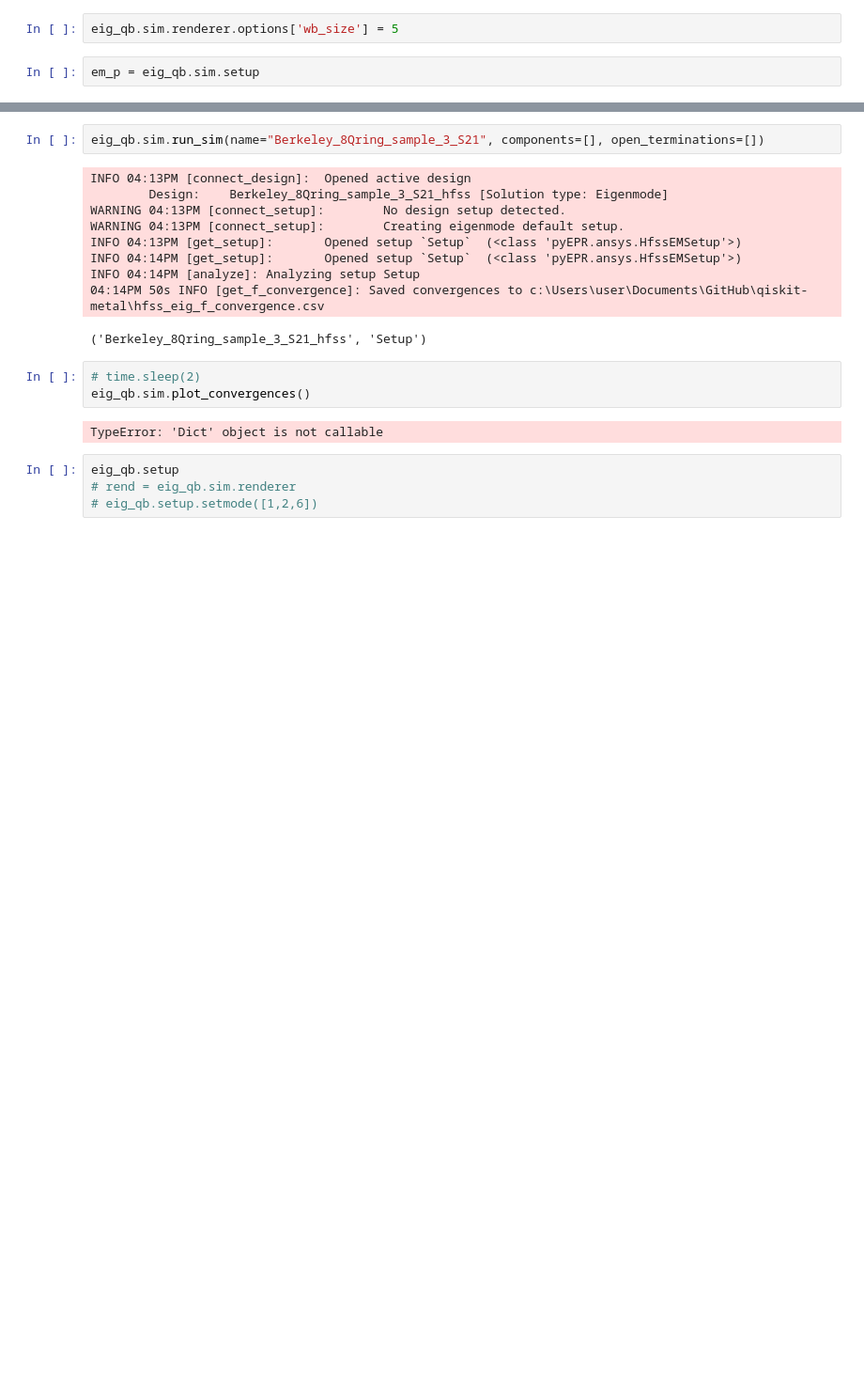
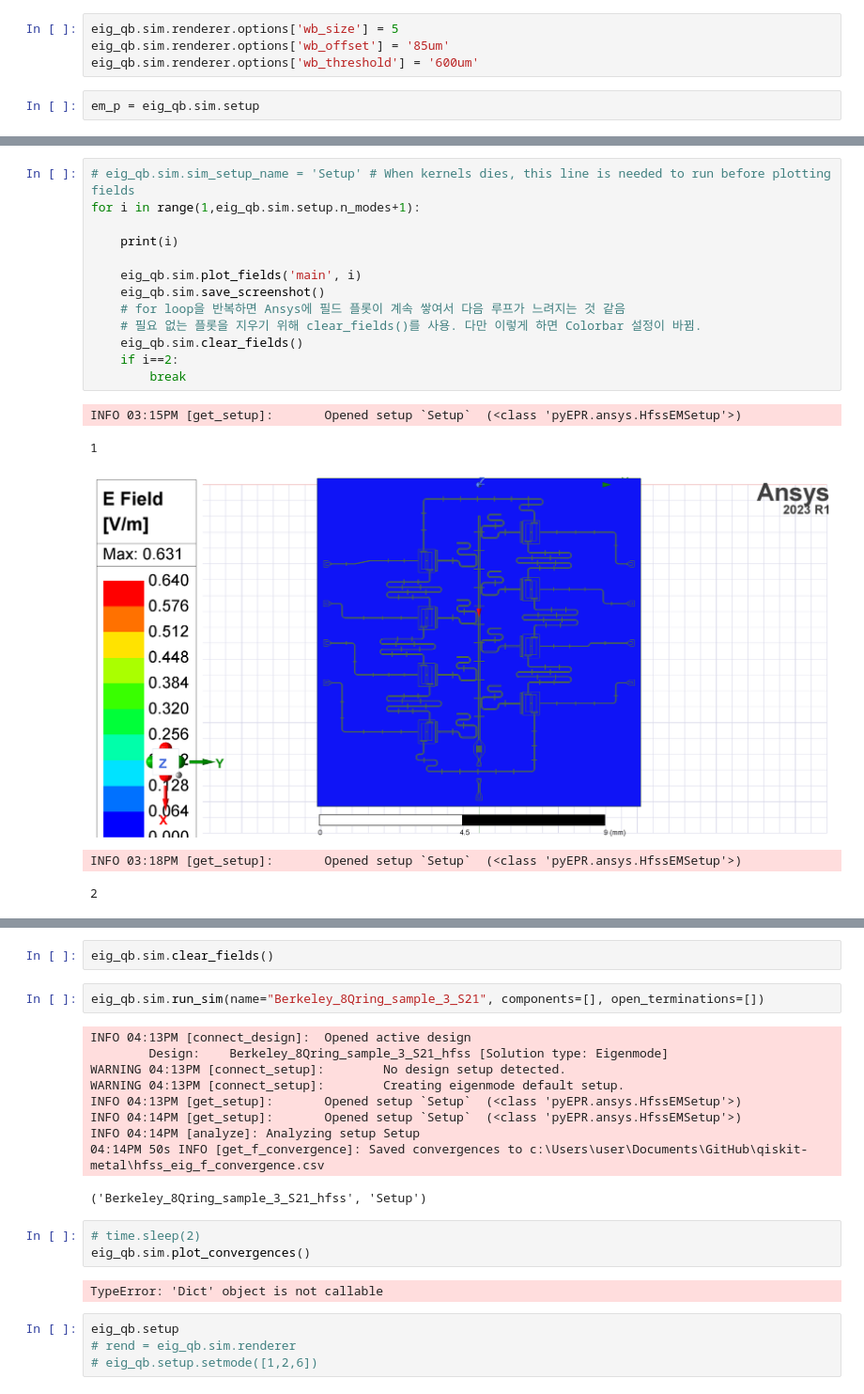
Before and after one commit to GyumLee/qiskit-metal, a Jupyter notebook: Berkeley_TrailBlazer_mimic_fullchip.ipynb, the cells around one changed output, grey strips where cells are left out. Shown at 94% size. Drawn from its saved outputs; the diff is of its cells as text; blank space fills up the shorter version.

```diff
--- a/Berkeley_TrailBlazer_mimic_fullchip.ipynb
+++ b/Berkeley_TrailBlazer_mimic_fullchip.ipynb
@@ -1280,6 +1428,8 @@ from qiskit_metal.analyses.quantization import EPRanalysis
 eig_qb = EPRanalysis(design, "hfss")
 # %%
 eig_qb.sim.renderer.options['wb_size'] = 5
+eig_qb.sim.renderer.options['wb_offset'] = '85um'
+eig_qb.sim.renderer.options['wb_threshold'] = '600um'
 # %%
 em_p = eig_qb.sim.setup
 # %%
@@ -1349,0 +1519,19 @@ com_error: (-2147417851, '서버에서 예외 오류가 발생했습니다.', No
+# %%
+# eig_qb.sim.sim_setup_name = 'Setup' # When kernels dies, this line is needed to run before plotting fields
+for i in range(1,eig_qb.sim.setup.n_modes+1):
+
+    print(i)
+
+    eig_qb.sim.plot_fields('main', i)
+    eig_qb.sim.save_screenshot()
+    # for loop을 반복하면 Ansys에 필드 플롯이 계속 쌓여서 다음 루프가 느려지는 것 같음
+    # 필요 없는 플롯을 지우기 위해 clear_fields()를 사용. 다만 이렇게 하면 Colorbar 설정이 바뀜.
+    eig_qb.sim.clear_fields()
+    if i==2:
+        break
+# %% [output]
+INFO 03:15PM [get_setup]:       Opened setup `Setup`  (<class 'pyEPR.ansys.HfssEMSetup'>)
+1
+[figure, added]
+INFO 03:18PM [get_setup]:       Opened setup `Setup`  (<class 'pyEPR.ansys.HfssEMSetup'>)
+2
@@ -1350,3 +1539,5 @@ com_error: (-2147417851, '서버에서 예외 오류가 발생했습니다.', No
+# %%
+eig_qb.sim.clear_fields()
 # %%
 eig_qb.sim.run_sim(name="Berkeley_8Qring_sample_3_S21", components=[], open_terminations=[])
 # %% [output]
```
Also changed, not shown: parts of 13 cells of this notebook, 5 other files.
